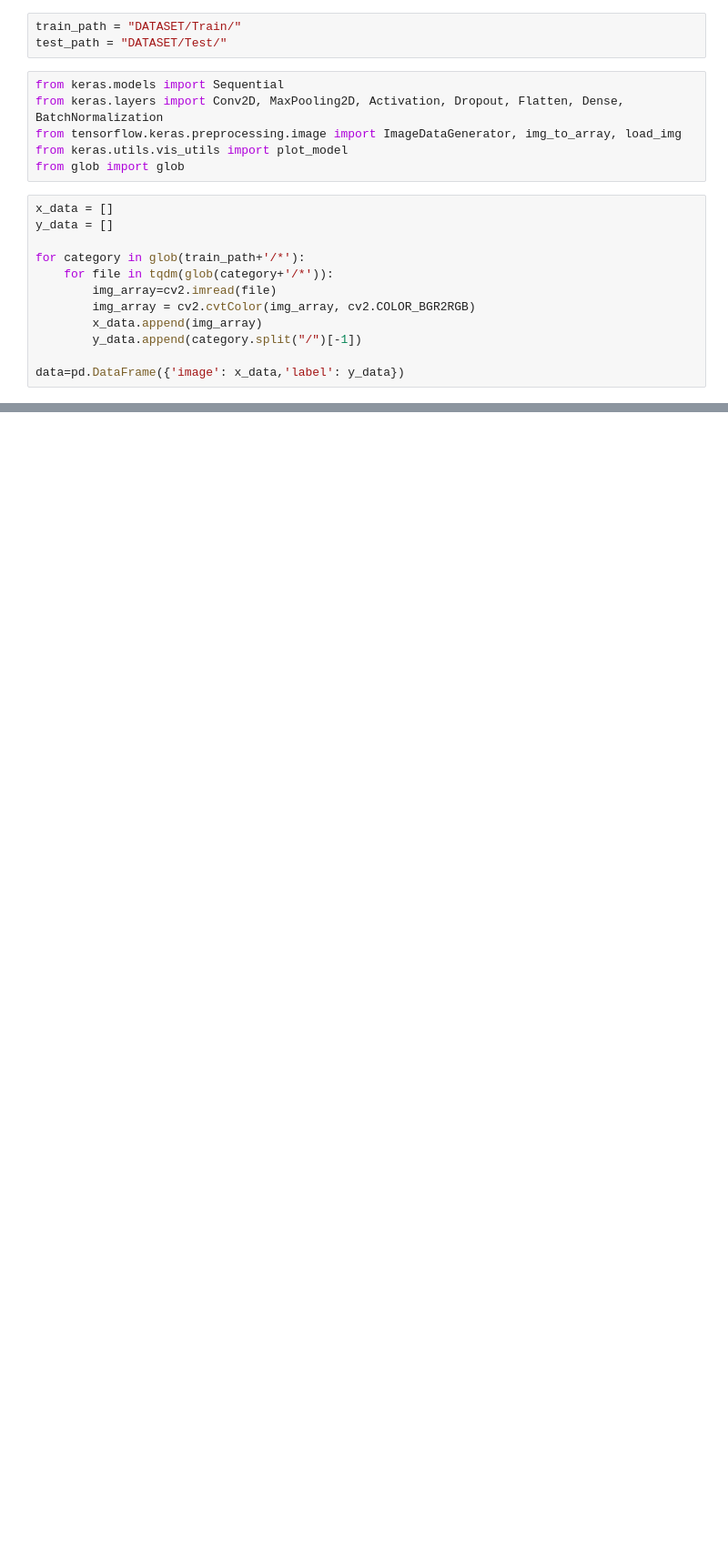
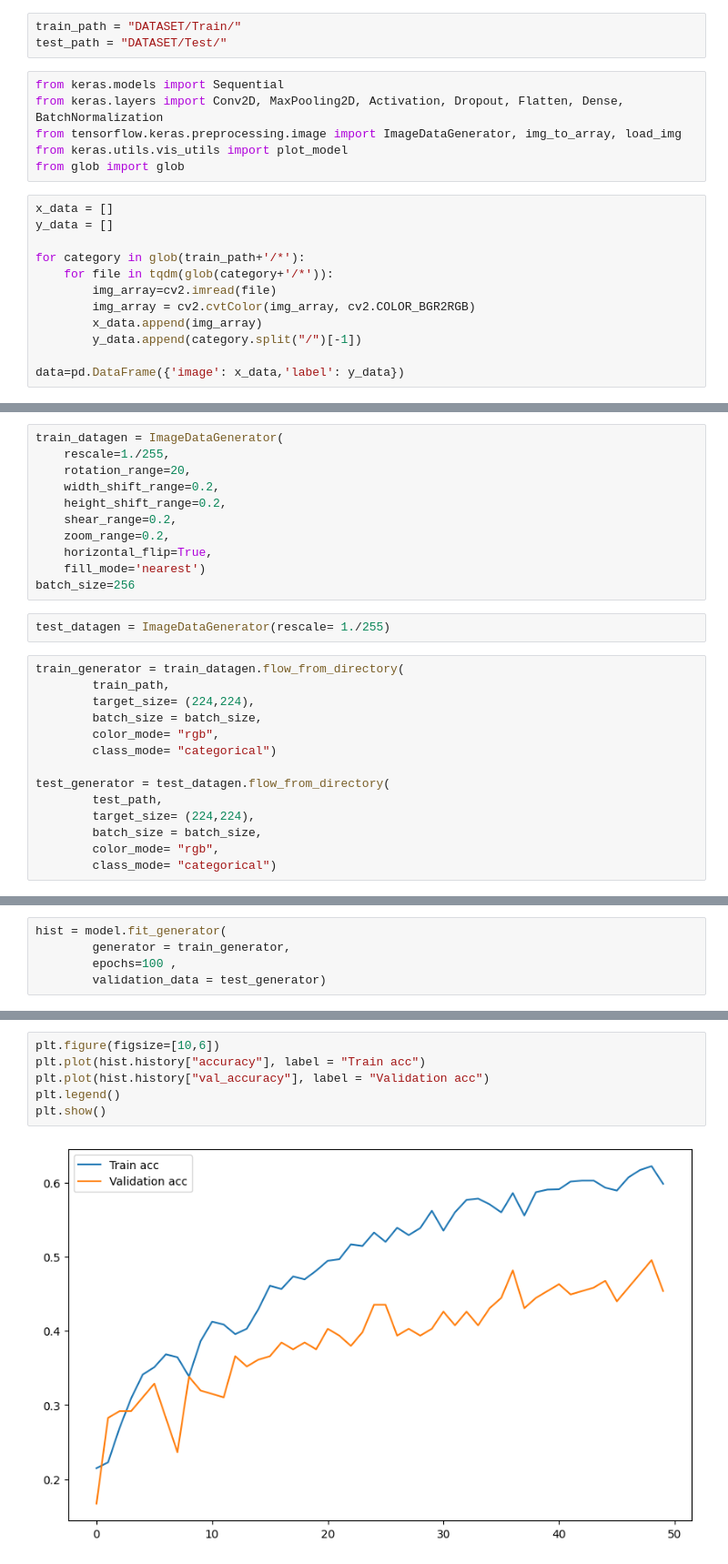
Before and after one commit to Zelihaars/atik_classification, a Jupyter notebook: atik_siniflandirma_cnn.ipynb, the cells around one changed output, grey strips where cells are left out. Shown at 91% size. Saved outputs shown, nothing was run; the diff lists cells and outputs as text; blank space fills up the shorter version.

```diff
--- a/atik_siniflandirma_cnn.ipynb
+++ b/atik_siniflandirma_cnn.ipynb
@@ -80,0 +106,27 @@ data=pd.DataFrame({'image': x_data,'label': y_data})
+# %%
+train_datagen = ImageDataGenerator(
+    rescale=1./255,
+    rotation_range=20,
+    width_shift_range=0.2,
+    height_shift_range=0.2,
+    shear_range=0.2,
+    zoom_range=0.2,
+    horizontal_flip=True,
+    fill_mode='nearest')
+batch_size=256
+# %%
+test_datagen = ImageDataGenerator(rescale= 1./255)
+# %%
+train_generator = train_datagen.flow_from_directory(
+        train_path,
+        target_size= (224,224),
+        batch_size = batch_size,
+        color_mode= "rgb",
+        class_mode= "categorical")
+
+test_generator = test_datagen.flow_from_directory(
+        test_path,
+        target_size= (224,224),
+        batch_size = batch_size,
+        color_mode= "rgb",
+        class_mode= "categorical")
@@ -80,0 +136,5 @@ data=pd.DataFrame({'image': x_data,'label': y_data})
+# %%
+hist = model.fit_generator(
+        generator = train_generator,
+        epochs=100 ,
+        validation_data = test_generator)
@@ -80,0 +159,8 @@ data=pd.DataFrame({'image': x_data,'label': y_data})
+# %%
+plt.figure(figsize=[10,6])
+plt.plot(hist.history["accuracy"], label = "Train acc")
+plt.plot(hist.history["val_accuracy"], label = "Validation acc")
+plt.legend()
+plt.show()
+# %% [output]
+[figure, added]
```
Also changed, not shown: parts of 18 cells of this notebook, 3 other files.
